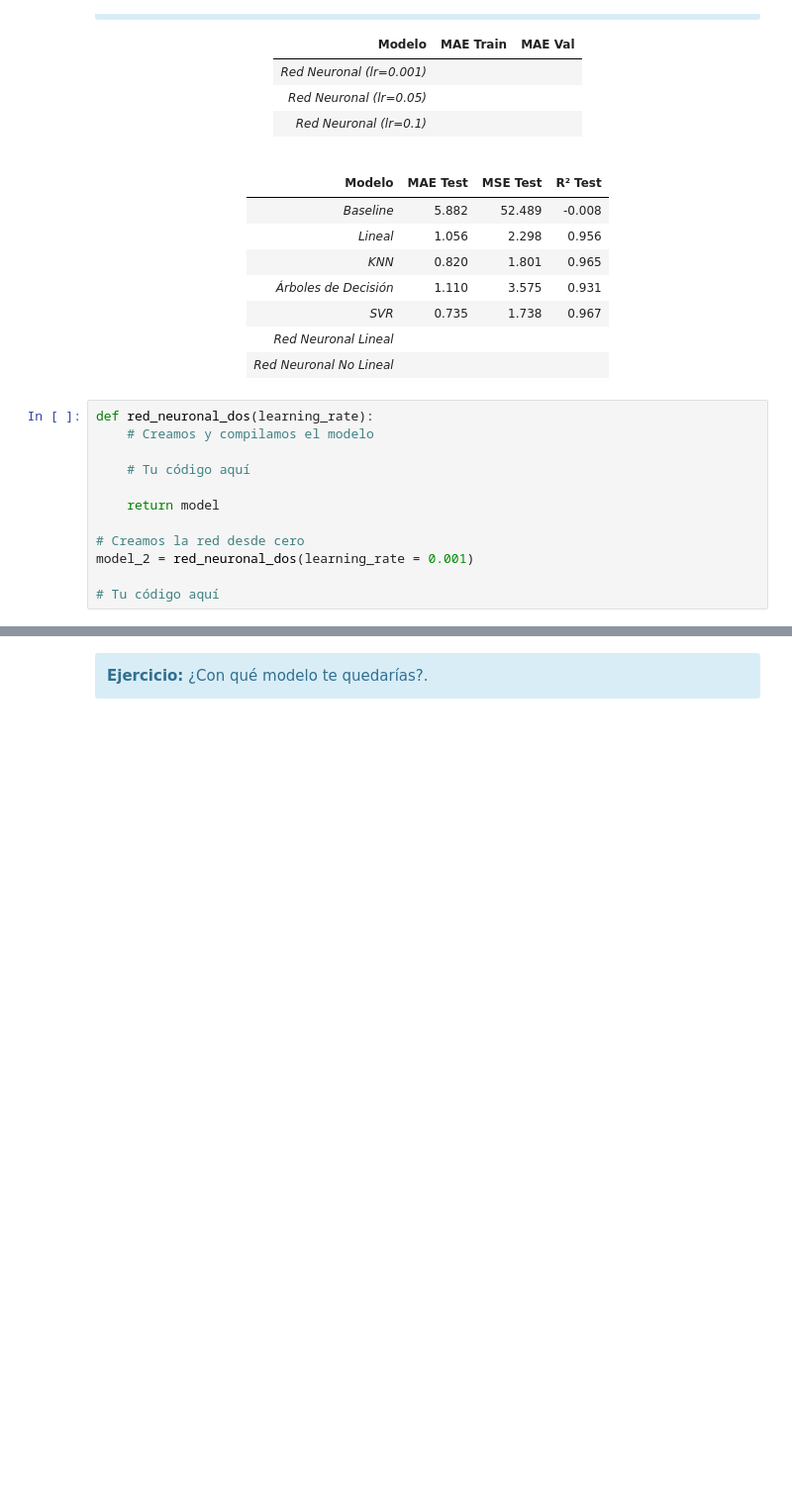
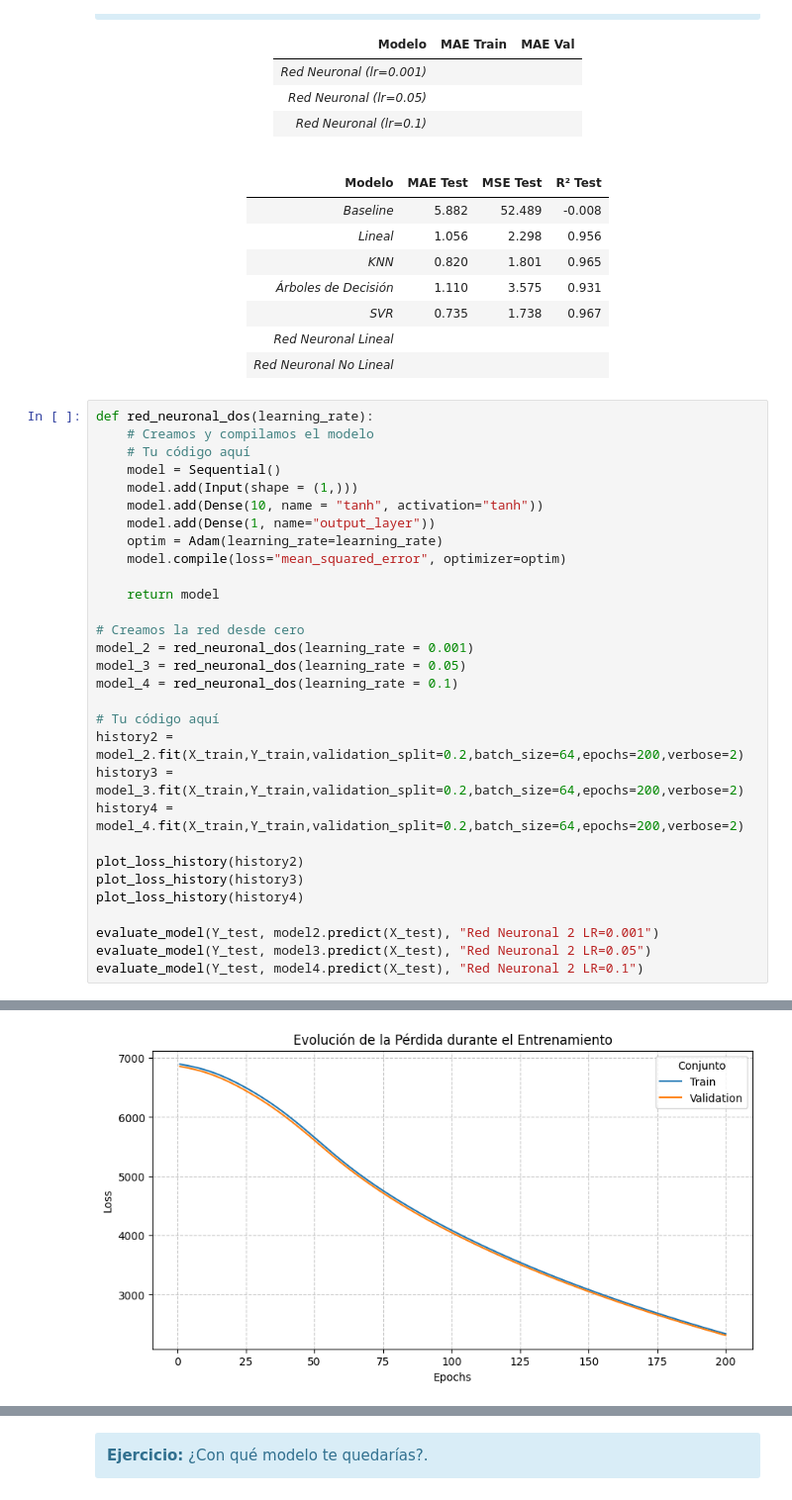
Before and after one commit to medinafdzz/Sistemas-Inteligentes, a Jupyter notebook: prácticas/ES/P4/P4.1-Redes neuronales (Regresión).ipynb, the cells around one changed output, grey strips where cells are left out. Shown at 99% size. Cells and saved outputs as stored; diff of their text form; blank space fills up the shorter version.

```diff
--- a/prácticas/ES/P4/P4.1-Redes neuronales (Regresión).ipynb
+++ b/prácticas/ES/P4/P4.1-Redes neuronales (Regresión).ipynb
@@ -596,15 +628,34 @@ Para conseguir no linealidad y evitar este inconveniente permitiendo que el mode
 | *Red Neuronal No Lineal* |           |           |          |
 
 </center>
-# %%
-def red_neuronal_dos(learning_rate):
-    # Creamos y compilamos el modelo
-
-    # Tu código aquí
-
-    return model
-
-# Creamos la red desde cero
-model_2 = red_neuronal_dos(learning_rate = 0.001)
-
-# Tu código aquí
+# %%
+def red_neuronal_dos(learning_rate):
+    # Creamos y compilamos el modelo
+    # Tu código aquí
+    model = Sequential()
+    model.add(Input(shape = (1,)))
+    model.add(Dense(10, name = "tanh", activation="tanh"))
+    model.add(Dense(1, name="output_layer"))
+    optim = Adam(learning_rate=learning_rate)
+    model.compile(loss="mean_squared_error", optimizer=optim)
+
+    return model
+
+# Creamos la red desde cero
+model_2 = red_neuronal_dos(learning_rate = 0.001)
+model_3 = red_neuronal_dos(learning_rate = 0.05)
+model_4 = red_neuronal_dos(learning_rate = 0.1)
+
+# Tu código aquí
+history2 = model_2.fit(X_train,Y_train,validation_split=0.2,batch_size=64,epochs=200,verbose=2)
+history3 = model_3.fit(X_train,Y_train,validation_split=0.2,batch_size=64,epochs=200,verbose=2)
+history4 = model_4.fit(X_train,Y_train,validation_split=0.2,batch_size=64,epochs=200,verbose=2)
+
+plot_loss_history(history2)
+plot_loss_history(history3)
+plot_loss_history(history4)
+
+evaluate_model(Y_test, model2.predict(X_test), "Red Neuronal 2 LR=0.001")
+evaluate_model(Y_test, model3.predict(X_test), "Red Neuronal 2 LR=0.05")
+evaluate_model(Y_test, model4.predict(X_test), "Red Neuronal 2 LR=0.1")
+# %% [output]
@@ -610,0 +679 @@ model_2 = red_neuronal_dos(learning_rate = 0.001)
+[figure, added]
```
Also changed, not shown: parts of 11 cells of this notebook.
